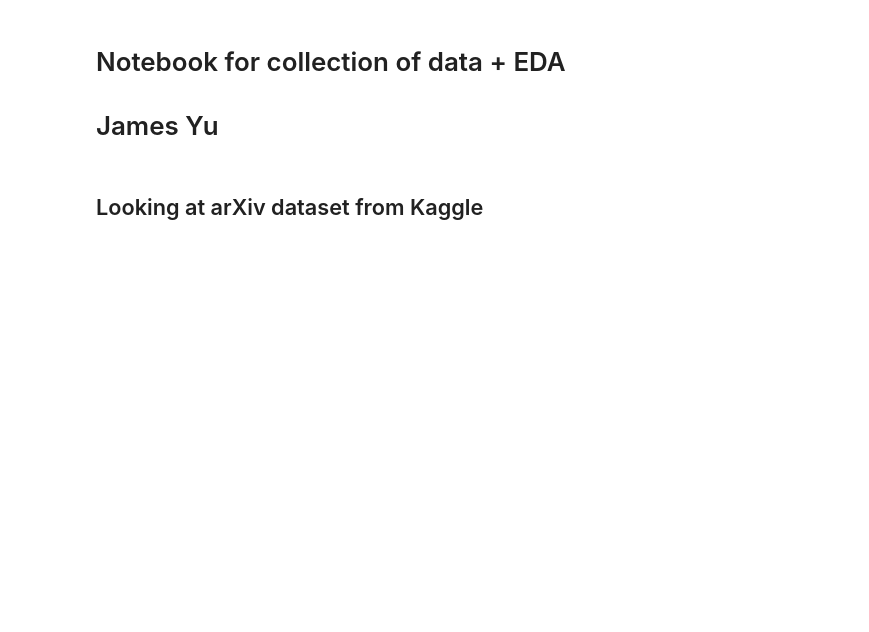
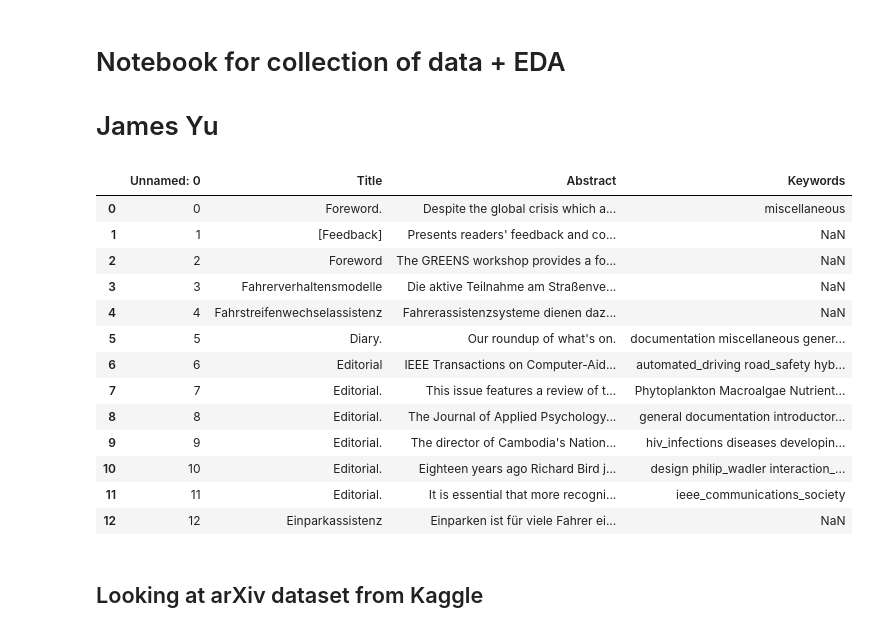
Before and after one commit to jamesjaeyu/autophrase_over_time, a Jupyter notebook: notebooks/collection_and_EDA_James.ipynb, the cells around one changed output. Drawn from its saved outputs; the diff is of its cells as text; code cells hidden in the pictures; blank space fills up the shorter version.

```diff
--- a/notebooks/collection_and_EDA_James.ipynb
+++ b/notebooks/collection_and_EDA_James.ipynb
@@ -9,6 +9,22 @@ import json
 import time
 # %%
 #pd.read_csv('../data/dblp-v13/csv/2005.csv', encoding='unicode_escape', lineterminator='\n')
+pd.read_csv('../data/dblp-v13/testcsv/2015.csv')
+# %% [output]
+|  | Unnamed: 0 | Title | Abstract | Keywords |
+| 0 | 0 | Foreword. | Despite the global crisis which a... | miscellaneous |
+| 1 | 1 | [Feedback] | Presents readers' feedback and co... | NaN |
+| 2 | 2 | Foreword | The GREENS workshop provides a fo... | NaN |
+| 3 | 3 | Fahrerverhaltensmodelle | Die aktive Teilnahme am Straßenve... | NaN |
+| 4 | 4 | Fahrstreifenwechselassistenz | Fahrerassistenzsysteme dienen daz... | NaN |
+| 5 | 5 | Diary. | Our roundup of what's on. | documentation miscellaneous gener... |
+| 6 | 6 | Editorial | IEEE Transactions on Computer-Aid... | automated_driving road_safety hyb... |
+| 7 | 7 | Editorial. | This issue features a review of t... | Phytoplankton Macroalgae Nutrient... |
+| 8 | 8 | Editorial. | The Journal of Applied Psychology... | general documentation introductor... |
+| 9 | 9 | Editorial. | The director of Cambodia's Nation... | hiv_infections diseases developin... |
+| 10 | 10 | Editorial. | Eighteen years ago Richard Bird j... | design philip_wadler interaction_... |
+| 11 | 11 | Editorial. | It is essential that more recogni... | ieee_communications_society |
+| 12 | 12 | Einparkassistenz | Einparken ist für viele Fahrer ei... | NaN |
 # %% [markdown]
 ## Looking at arXiv dataset from Kaggle
 # %%
```
Also changed, not shown: 1 other file.
